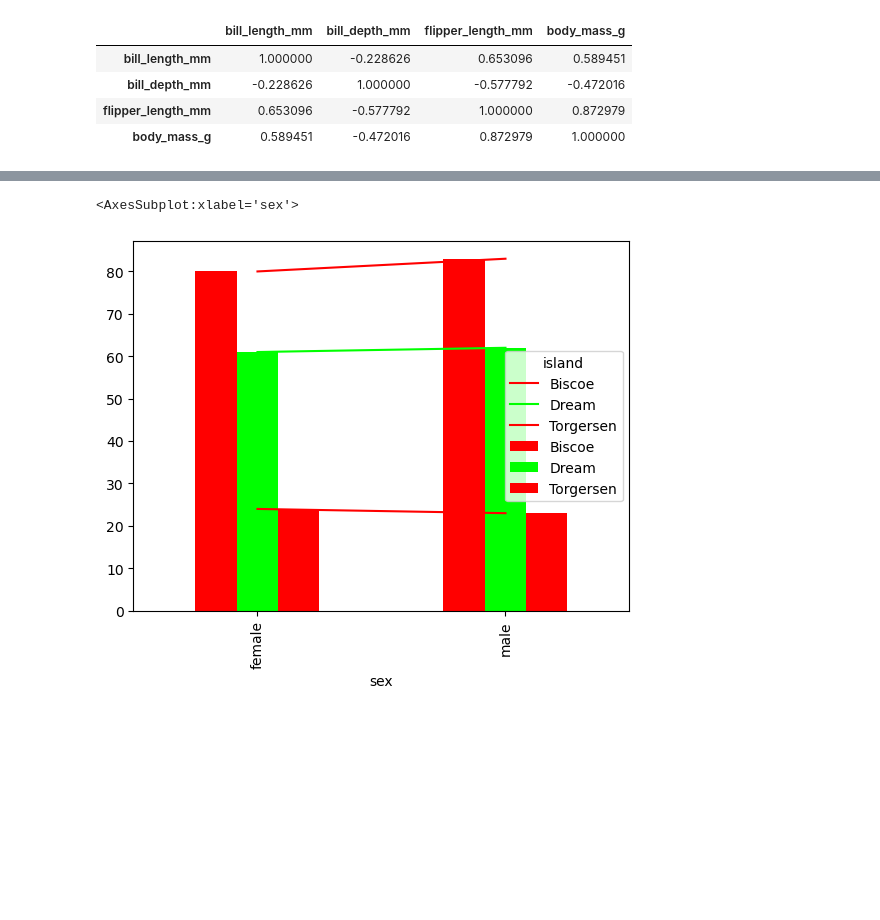
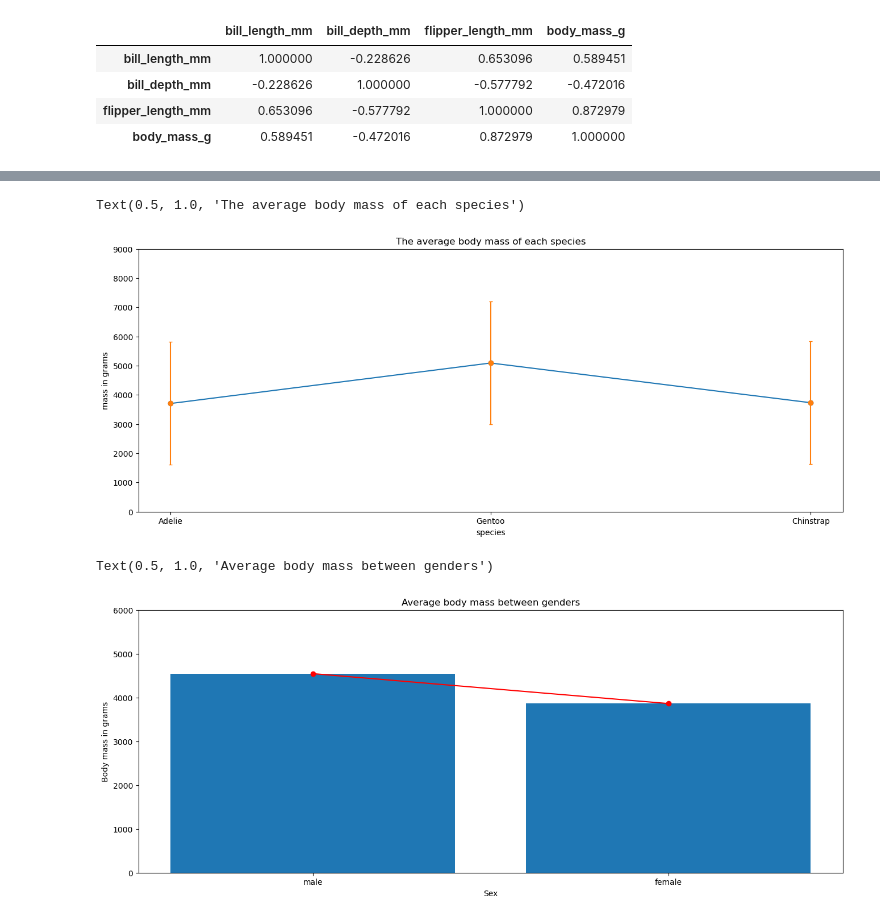
Before and after one commit to LydianJay/DataMining_activities, a Jupyter notebook: act2_mod2.ipynb, the cells around one changed output, grey strips where cells are left out. Cells and saved outputs as stored; diff of their text form; code cells hidden in the pictures; blank space fills up the shorter version.

```diff
--- a/act2_mod2.ipynb
+++ b/act2_mod2.ipynb
@@ -91,6 +96,41 @@ pd.crosstab(species, sex).plot(kind = "bar", ax = ax, color = ["#FF0000", "#00FF
-# %%
-ax = pd.crosstab(sex, island).plot(kind = "line", color = ["#FF0000", "#00FF00"])
-pd.crosstab(sex, island).plot(kind = "bar", color = ["#FF0000", "#00FF00"], ax = ax)
-# %% [output]
-<AxesSubplot:xlabel='sex'>
-[figure, removed]
+# %%
+
+Adelie = data.loc[ data["species"] == "Adelie" ]
+Gentoo = data.loc[ data["species"] == "Gentoo" ]
+Chinstrap = data.loc[ data["species"] == "Chinstrap" ]
+
+xVal = data["species"].unique()
+yVal = [Adelie["body_mass_g"].mean(), Gentoo["body_mass_g"].mean(), Chinstrap["body_mass_g"].mean()]
+yerror = data["body_mass_g"].mean() / 2
+
+plt.ylim(0, 9000)
+plt.ylabel("mass in grams")
+plt.xlabel("species")
+plt.plot(xVal, yVal)
+
+plt.scatter(xVal, yVal)
+plt.errorbar(xVal, yVal, yerr = yerror, fmt ='o', capsize = 2)
+plt.title("The average body mass of each species")
+# %% [output]
+Text(0.5, 1.0, 'The average body mass of each species')
+[figure, added]
+# %%
+#combination chart categorical vs numerical
+
+
+m_bmass = data[ data["sex"] == "male" ]
+f_bmass = data[ data["sex"] == "female" ]
+yVal = [m_bmass["body_mass_g"].mean(), f_bmass["body_mass_g"].mean()]
+
+xVal = ["male", "female"]
+
+plt.ylim(0, 6000)
+plt.bar(xVal, yVal)
+plt.ylabel("Body mass in grams")
+plt.xlabel("Sex")
+plt.plot(xVal, yVal, color = "#FF0000")
+plt.scatter(xVal, yVal, color = "#FF0000")
+plt.title("Average body mass between genders")
+# %% [output]
+Text(0.5, 1.0, 'Average body mass between genders')
+[figure, new version]
```
Also changed, not shown: parts of 9 cells of this notebook, 1 other file.
